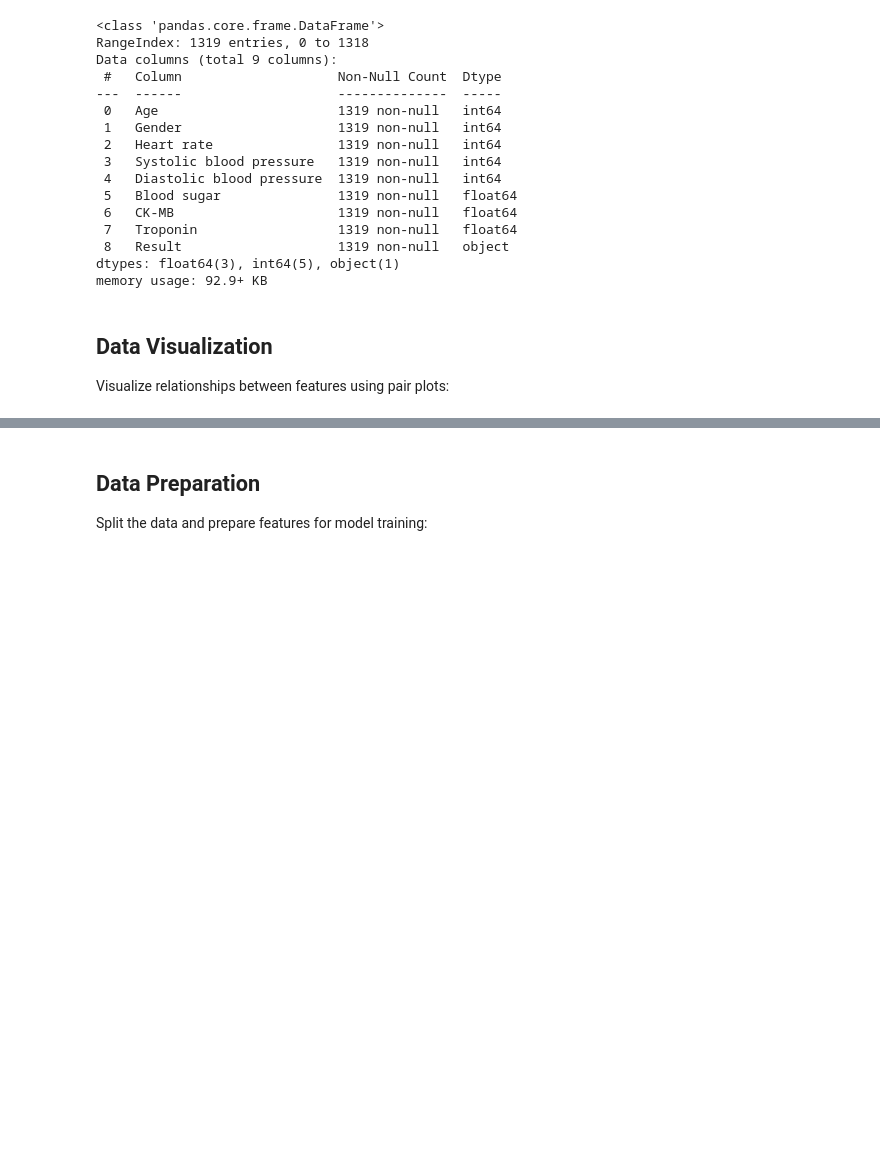
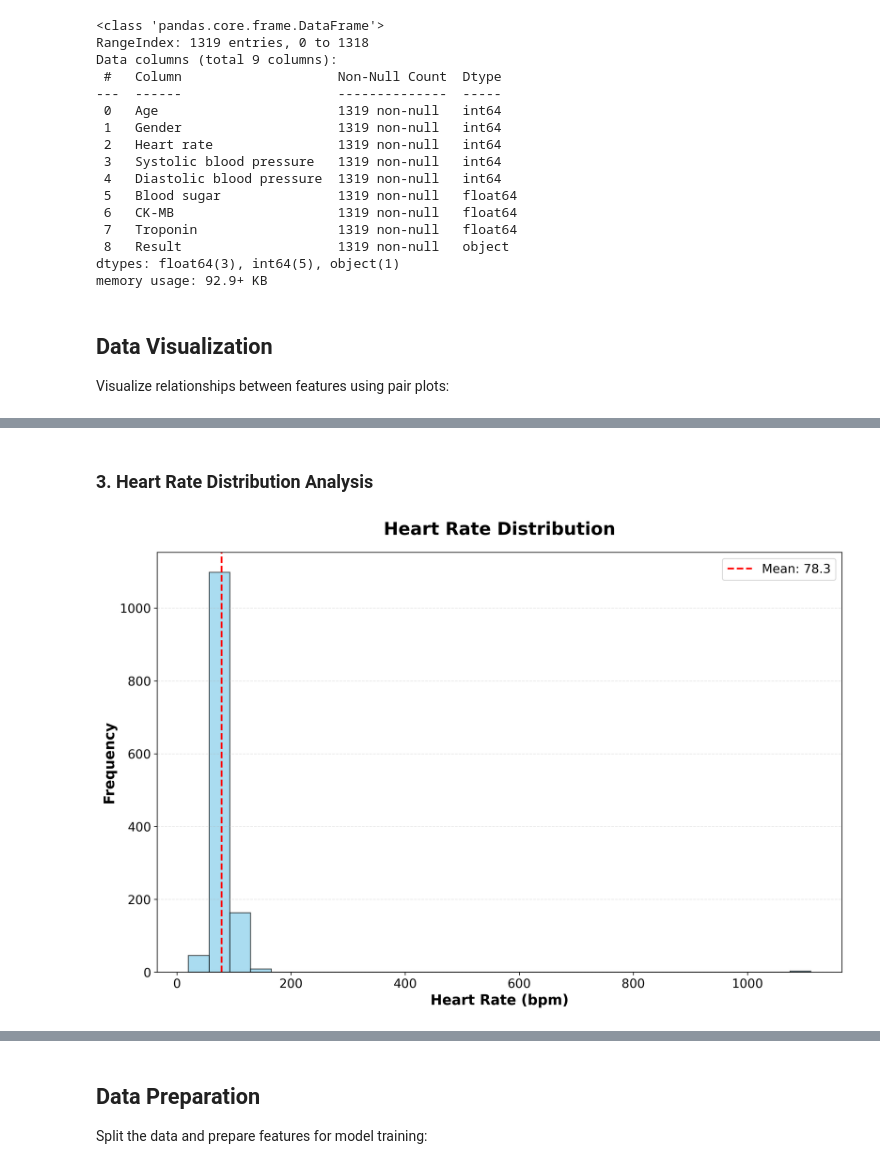
Before and after one commit to Shivam5551/heart-attack-prediction, a Jupyter notebook: ml-model/heart-attack-prediction.ipynb, the cells around one changed output, grey strips where cells are left out. Drawn from its saved outputs; the diff is of its cells as text; code cells hidden in the pictures; blank space fills up the shorter version.

```diff
--- a/ml-model/heart-attack-prediction.ipynb
+++ b/ml-model/heart-attack-prediction.ipynb
@@ -89,0 +105,17 @@ sns.pairplot(data.dropna(),hue='Result')
+# %% [markdown]
+### 3. Heart Rate Distribution Analysis
+# %%
+plt.figure(figsize=(12, 8))
+plt.hist(data['Heart rate'].dropna(), bins=30, color='skyblue', edgecolor='black', alpha=0.7)
+plt.title('Heart Rate Distribution', fontsize=20, fontweight='bold', pad=20)
+plt.xlabel('Heart Rate (bpm)', fontsize=16, fontweight='bold')
+plt.ylabel('Frequency', fontsize=16, fontweight='bold')
+plt.xticks(fontsize=14)
+plt.yticks(fontsize=14)
+plt.grid(axis='y', alpha=0.3, linestyle='--')
+plt.axvline(data['Heart rate'].mean(), color='red', linestyle='--', linewidth=2, label=f'Mean: {data["Heart rate"].mean():.1f}')
+plt.legend(fontsize=14)
+plt.tight_layout()
+plt.show()
+# %% [output]
+[figure, added]
```
Also changed, not shown: parts of 25 cells of this notebook, 2 other files.
